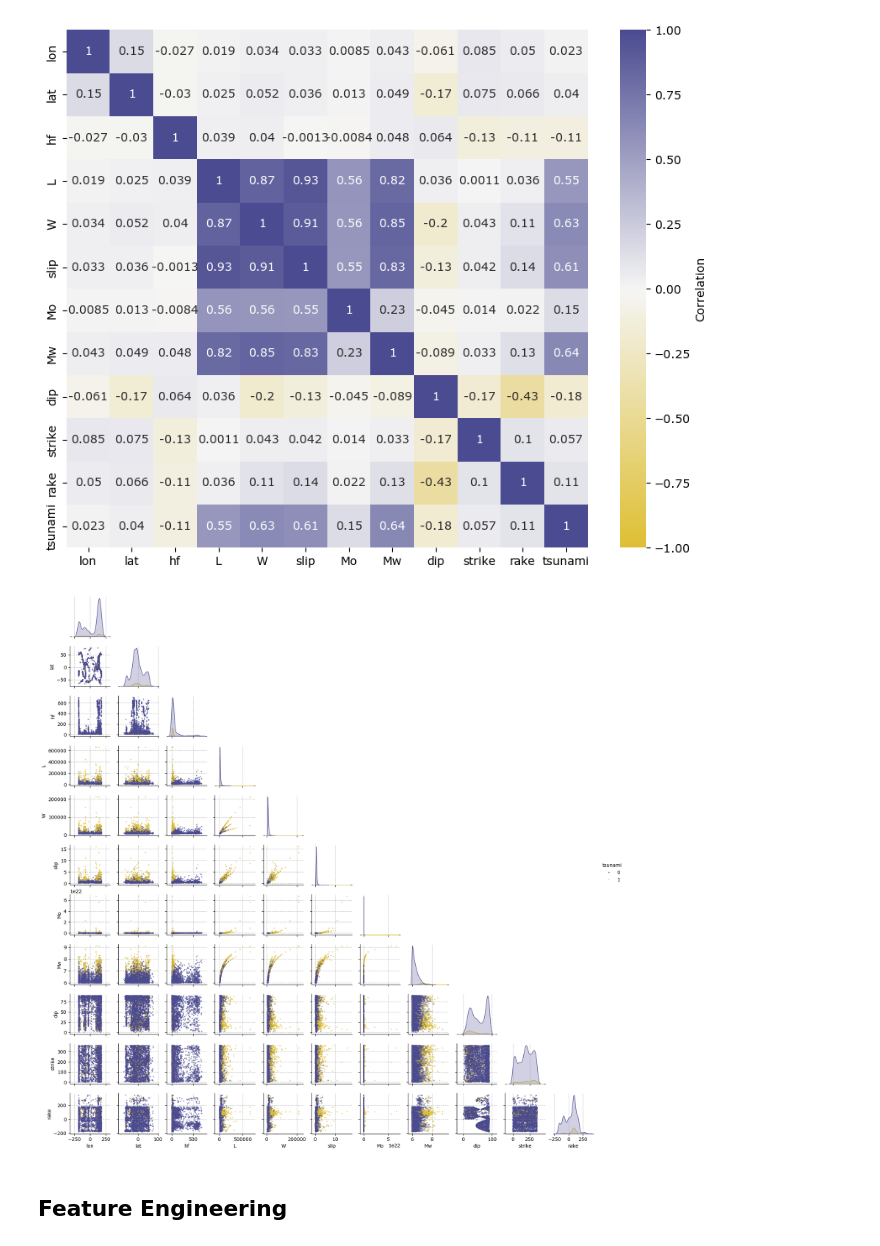
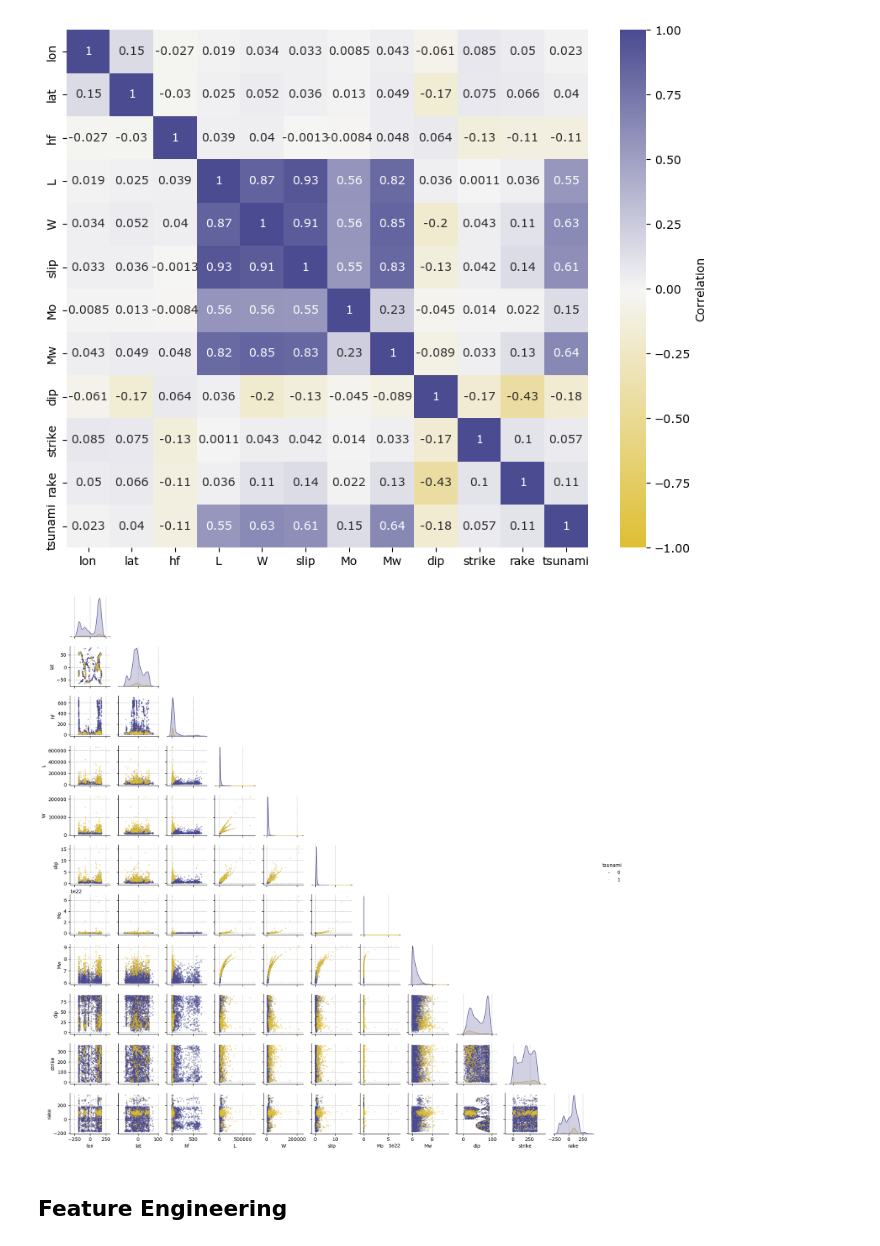
Before and after one commit to AlbertGallegoJimenez/TsunamiClassifier, a Jupyter notebook: notebook_tsunami.ipynb, the cells around one changed output. Cells and saved outputs as stored; diff of their text form; code cells hidden in the pictures.

```diff
--- a/notebook_tsunami.ipynb
+++ b/notebook_tsunami.ipynb
@@ -217,11 +217,14 @@ plt.grid()
 # %% [output]
 [figure]
 # %%
-# Scatter plots
-sns.pairplot(df.select_dtypes(include='number'), hue='tsunami',
-             corner=True, plot_kws=dict(edgecolor=None, alpha=0.7, s=5), height=1.5);
+# Sort the dataframe based on 'tsunami' column
+df_sorted = df.sort_values(by='tsunami')
+
+# Create a pairplot
+sns.pairplot(df_sorted.select_dtypes(include='number'), hue='tsunami', hue_order=[0, 1],
+             corner=True, plot_kws=dict(edgecolor=None, alpha=0.5, s=5), height=1.5);
 # %% [output]
-[figure, old version]
+[figure, new version]
 # %% [markdown]
 ## Feature Engineering <a class="anchor" id="feature-engineering-header"></a>
 # %% [markdown]
```
